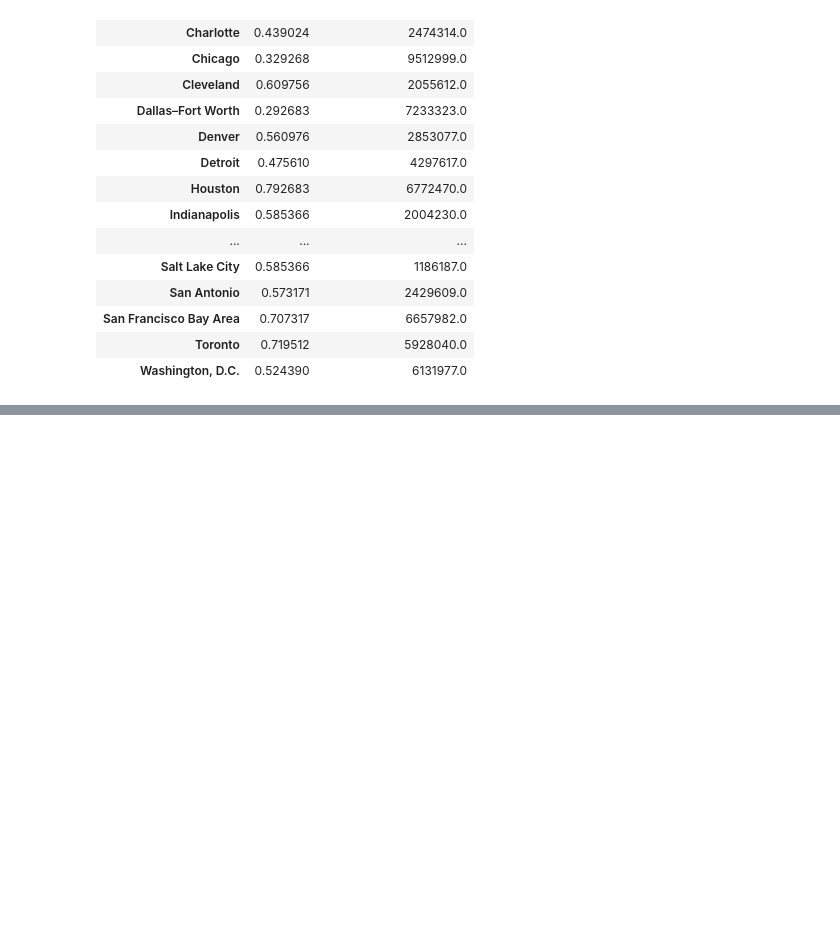
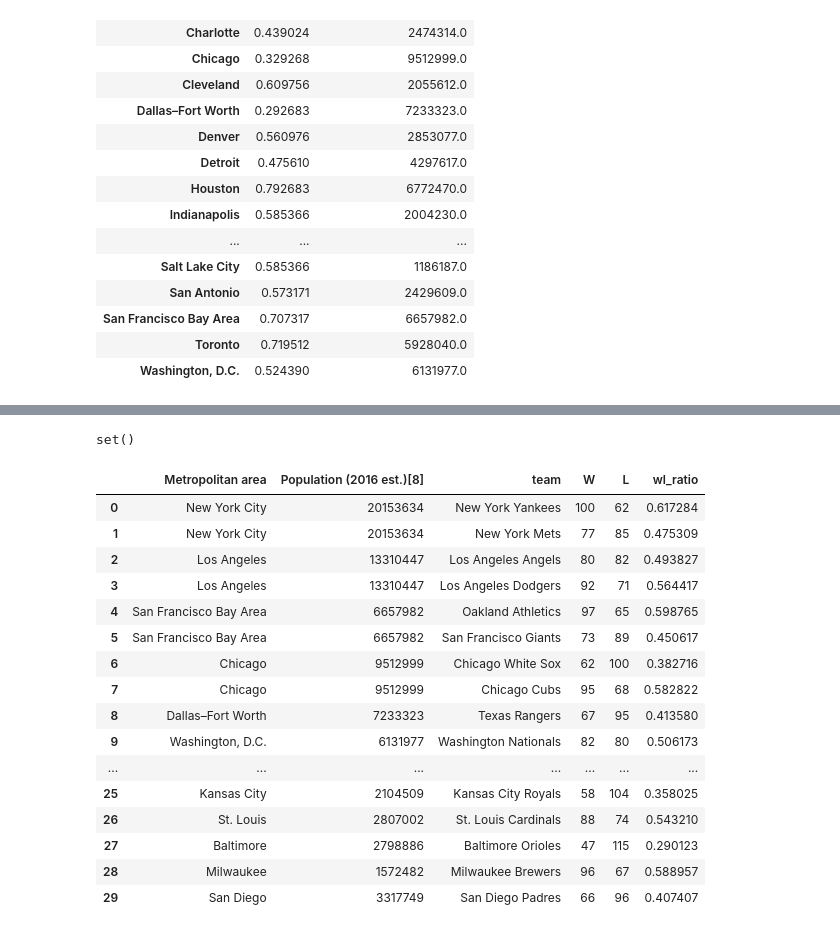
Before and after one commit to anoban/Introduction-to-Data-Science-in-Python, a Jupyter notebook: assignment4/Assignment 4 Test.ipynb, the cells around one changed output, grey strips where cells are left out. Saved outputs shown, nothing was run; the diff lists cells and outputs as text; code cells hidden in the pictures; blank space fills up the shorter version.

```diff
--- a/assignment4/Assignment 4 Test.ipynb
+++ b/assignment4/Assignment 4 Test.ipynb
@@ -361,0 +402,2 @@ pd.merge(bask_2018, _cities, on = "Metropolitan area", how = "inner") \
+# %%
+base_2018["Metropolitan area"] = base_2018.team.apply(get_city_name)
@@ -361,0 +424,54 @@ pd.merge(bask_2018, _cities, on = "Metropolitan area", how = "inner") \
+# %%
+rename_dict = {
+    "New York": "New York City",
+    "Brooklyn": "New York City",
+    "Tampa Bay": "Tampa Bay Area",
+    "Washington": "Washington, D.C.",
+    "Dallas": "Dallas–Fort Worth",
+    "Vegas": "Las Vegas",
+    "Colorado": "Denver",
+    "San Jose": "San Francisco Bay Area",
+    "Anaheim": "Los Angeles",
+    "Florida": "Miami–Fort Lauderdale",
+    "Arizona": "Phoenix",
+    "Carolina": "Raleigh",
+    "Minnesota": "Minneapolis–Saint Paul",
+    "New Jersey": "New York City",
+    "Indiana": "Indianapolis",
+    "Miami": "Miami–Fort Lauderdale",
+    "Oklahoma": "Oklahoma City",
+    "Utah": "Salt Lake City",
+    "Golden State": "San Francisco Bay Area",
+    "San Francisco": "San Francisco Bay Area",
+    "Oakland": "San Francisco Bay Area",
+    "Texas": "Dallas–Fort Worth"
+}
+# %%
+base_2018["Metropolitan area"] = base_2018.loc[:, "Metropolitan area"] \
+                            .apply(lambda cname: rename_dict.get(cname) if cname in rename_dict.keys() else cname)
+# %%
+set(base_2018.loc[:, "Metropolitan area"]).difference(set(cities.loc[:, "Metropolitan area"]))
+# %% [output]
+set()
+# %%
+_cities = cities.loc[:, ["Metropolitan area", "Population (2016 est.)[8]"]]
+# %%
+pd.merge(_cities, base_2018, on = "Metropolitan area", how = "inner")
+# %% [output]
+|  | Metropolitan area | Population (2016 est.)[8] | team | W | L | wl_ratio |
+| 0 | New York City | 20153634 | New York Yankees | 100 | 62 | 0.617284 |
+| 1 | New York City | 20153634 | New York Mets | 77 | 85 | 0.475309 |
+| 2 | Los Angeles | 13310447 | Los Angeles Angels | 80 | 82 | 0.493827 |
+| 3 | Los Angeles | 13310447 | Los Angeles Dodgers | 92 | 71 | 0.564417 |
+| 4 | San Francisco Bay Area | 6657982 | Oakland Athletics | 97 | 65 | 0.598765 |
+| 5 | San Francisco Bay Area | 6657982 | San Francisco Giants | 73 | 89 | 0.450617 |
+| 6 | Chicago | 9512999 | Chicago White Sox | 62 | 100 | 0.382716 |
+| 7 | Chicago | 9512999 | Chicago Cubs | 95 | 68 | 0.582822 |
+| 8 | Dallas–Fort Worth | 7233323 | Texas Rangers | 67 | 95 | 0.413580 |
+| 9 | Washington, D.C. | 6131977 | Washington Nationals | 82 | 80 | 0.506173 |
+| ... | ... | ... | ... | ... | ... | ... |
+| 25 | Kansas City | 2104509 | Kansas City Royals | 58 | 104 | 0.358025 |
+| 26 | St. Louis | 2807002 | St. Louis Cardinals | 88 | 74 | 0.543210 |
+| 27 | Baltimore | 2798886 | Baltimore Orioles | 47 | 115 | 0.290123 |
+| 28 | Milwaukee | 1572482 | Milwaukee Brewers | 96 | 67 | 0.588957 |
+| 29 | San Diego | 3317749 | San Diego Padres | 66 | 96 | 0.407407 |
```
Also changed, not shown: parts of 16 cells of this notebook, 1 other file.
